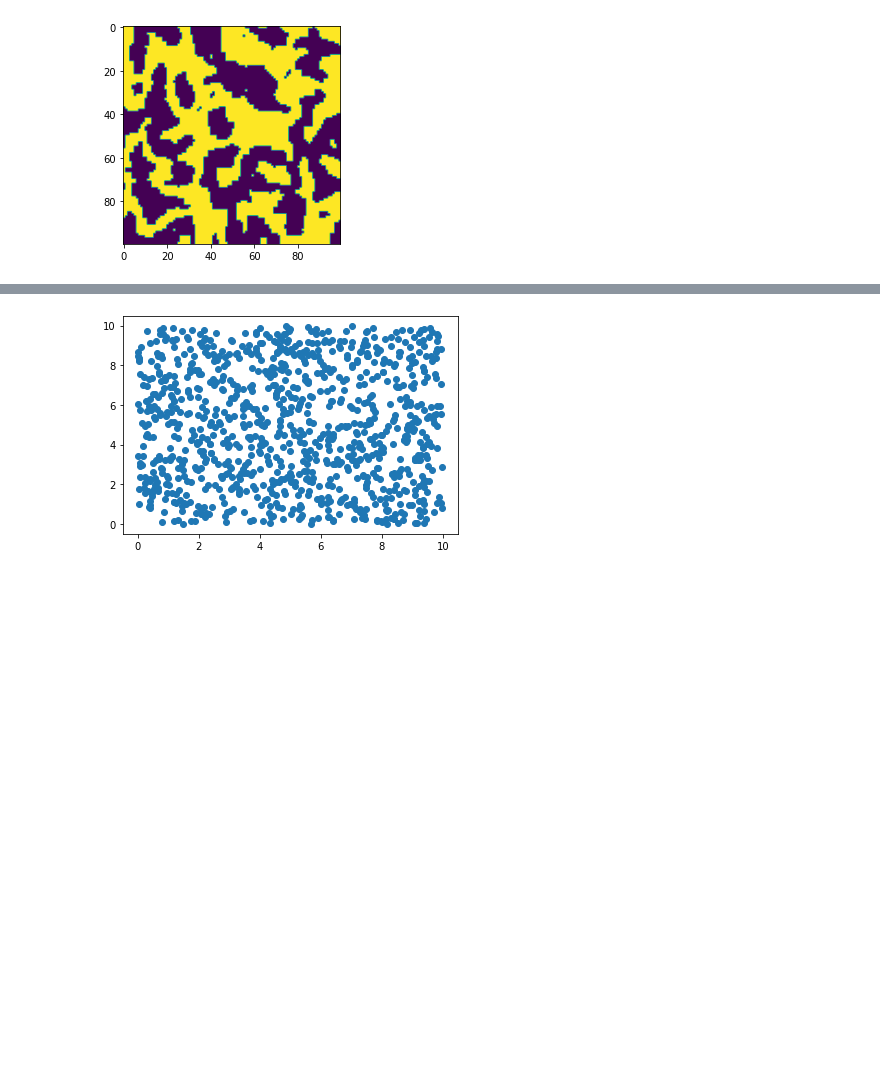
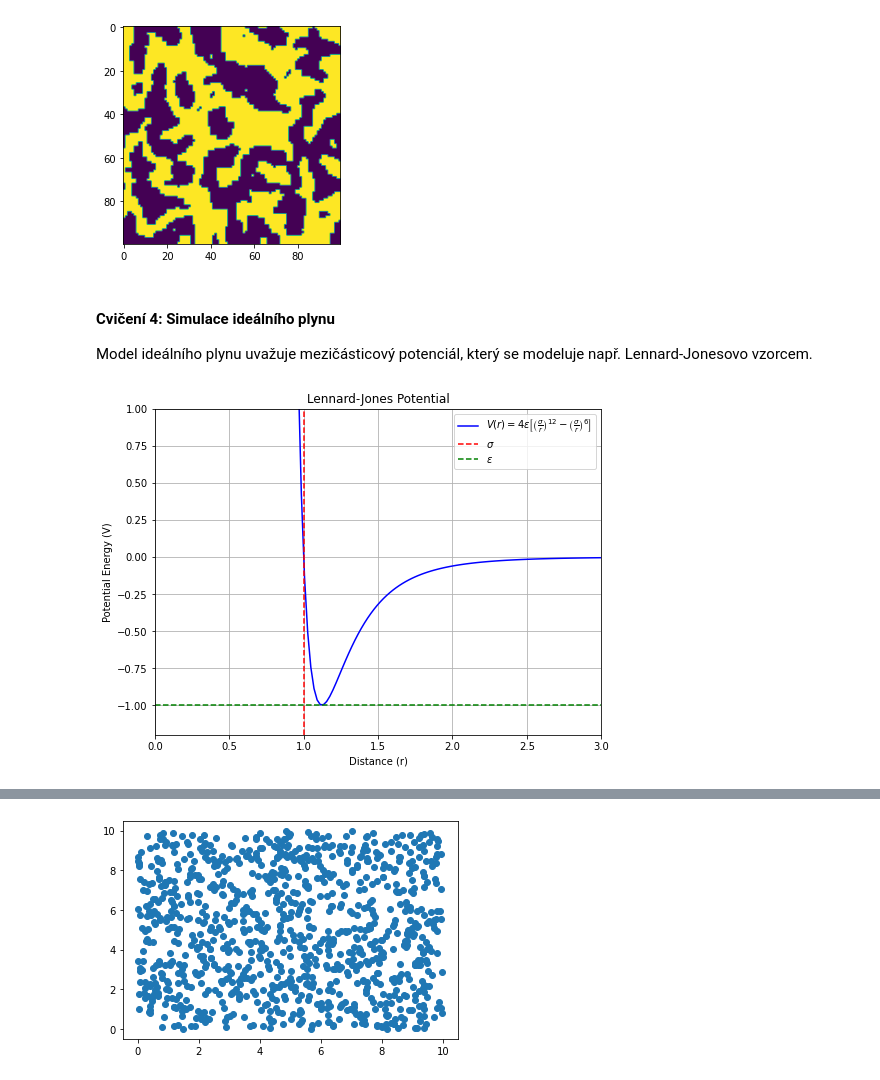
Before and after one commit to pkbcz/MSW2, a Jupyter notebook: 08 Monte Carlo.ipynb, the cells around one changed output, grey strips where cells are left out. Cells and saved outputs as stored; diff of their text form; code cells hidden in the pictures; blank space fills up the shorter version.

```diff
--- a/08 Monte Carlo.ipynb
+++ b/08 Monte Carlo.ipynb
@@ -538,4 +600,40 @@ if __name__ == "__main__":
     main()
 # %% [output]
 [figure]
+# %% [markdown]
+#### Cvičení 4: Simulace ideálního plynu
+
+Model ideálního plynu uvažuje mezičásticový potenciál, který se modeluje např. Lennard-Jonesovo vzorcem.
+
+<!--img src="MS8_soubory/LJ.png" alt="Drawing" style="width: 600px;"/-->
+# %%
+import numpy as np
+import matplotlib.pyplot as plt
+
+# Definice Lennard-Jonesova potenciálu
+def lennard_jones_potential(r, sigma, epsilon):
+    return 4 * epsilon * ((sigma / r) ** 12 - (sigma / r) ** 6)
+
+sigma = 1.0
+epsilon = 1.0
+
+r = np.linspace(0.9, 3, 100)    # vytvoření rozsahu vzdáleností r
+
+V = lennard_jones_potential(r, sigma, epsilon)
+
+plt.figure(figsize=(8, 6))      # šířka: 8 palců, výška: 6 palců
+
+plt.plot(r, V, label=r'$V(r) = 4\epsilon \left[ \left( \frac{\sigma}{r} \right)^{12} - \left( \frac{\sigma}{r} \right)^6 \right]$', color='blue')
+plt.axvline(x=sigma, color='r', linestyle='--', label='$\sigma$')
+plt.axhline(y=-epsilon, color='g', linestyle='--', label='$\epsilon$')
+plt.xlabel('Distance (r)')
+plt.ylabel('Potential Energy (V)')
+plt.title('Lennard-Jones Potential')
+plt.legend()
+plt.grid(True)
+plt.xlim(0, 3)          # nastavení rozsahu os
+plt.ylim(-1.2, 1)
+plt.show()
+# %% [output]
+[figure, added]
 # %% [markdown]
```
Also changed, not shown: parts of 5 cells of this notebook, 49 other files.
